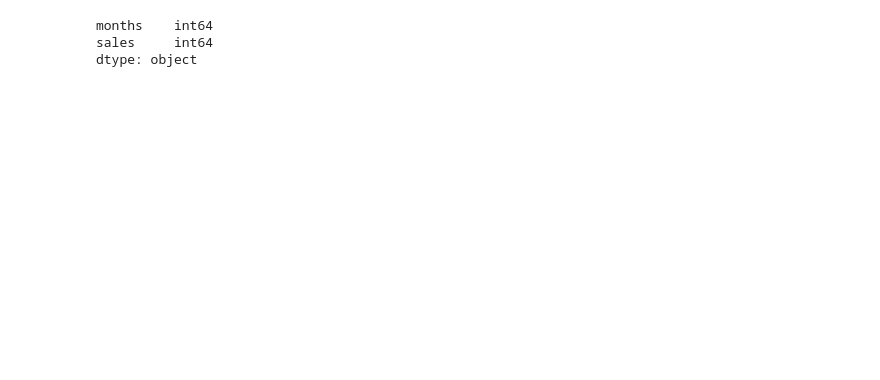
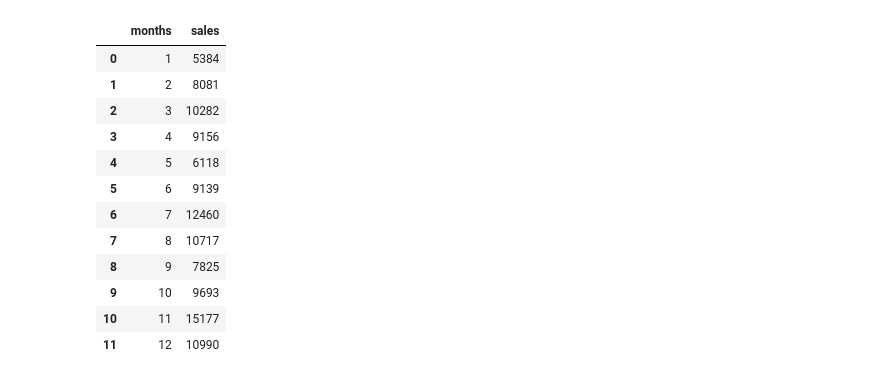
Before and after one commit to Eyefreeze/3803ICT-Lab-3, a Jupyter notebook: Lab 3.ipynb, the cells around one changed output. Drawn from its saved outputs; the diff is of its cells as text; code cells hidden in the pictures; blank space fills up the shorter version.

```diff
--- a/Lab 3.ipynb
+++ b/Lab 3.ipynb
@@ -1,27 +1,39 @@
 # %%
 import pandas as pd
 import numpy as np
 import matplotlib.pyplot as plt
 
 months = [*range(1, 13)]
 sales = [5384, 8081, 10282, 9156, 6118, 9139,
          12460, 10717, 7825, 9693, 15177, 10990]
 
 data = {'months' : [*range(1, 13)],'sales':[5384, 8081, 10282, 9156, 6118, 9139, 12460, 10717, 7825, 9693, 15177, 10990]}
 df = pd.DataFrame(data)
 
-df.dtypes
+# df.sales.rolling(3).mean()
+# df['rolling_mean'] = df['sales'].rolling(3).mean()
+df
 
 # plt.plot(months, sales, label="Actual", color="Blue", marker='o')
 # plt.legend()
 # plt.xlabel('Period')
 # plt.ylabel('Sales')
 # plt.xticks([i for i in range(1,len(months)+1,1)])
 # plt.show()
 # %% [output]
-months    int64
-sales     int64
-dtype: object
+|  | months | sales |
+| 0 | 1 | 5384 |
+| 1 | 2 | 8081 |
+| 2 | 3 | 10282 |
+| 3 | 4 | 9156 |
+| 4 | 5 | 6118 |
+| 5 | 6 | 9139 |
+| 6 | 7 | 12460 |
+| 7 | 8 | 10717 |
+| 8 | 9 | 7825 |
+| 9 | 10 | 9693 |
+| 10 | 11 | 15177 |
+| 11 | 12 | 10990 |
 # %%
 for i in range(0,df.shape[0]-3):
     df.loc[df.index[i+3],'3MMA'] = np.round(((df.iloc[i,1]+ df.iloc[i+1,1] +df.iloc[i+2,1])/3),1)
```
Also changed, not shown: parts of 7 cells of this notebook.
